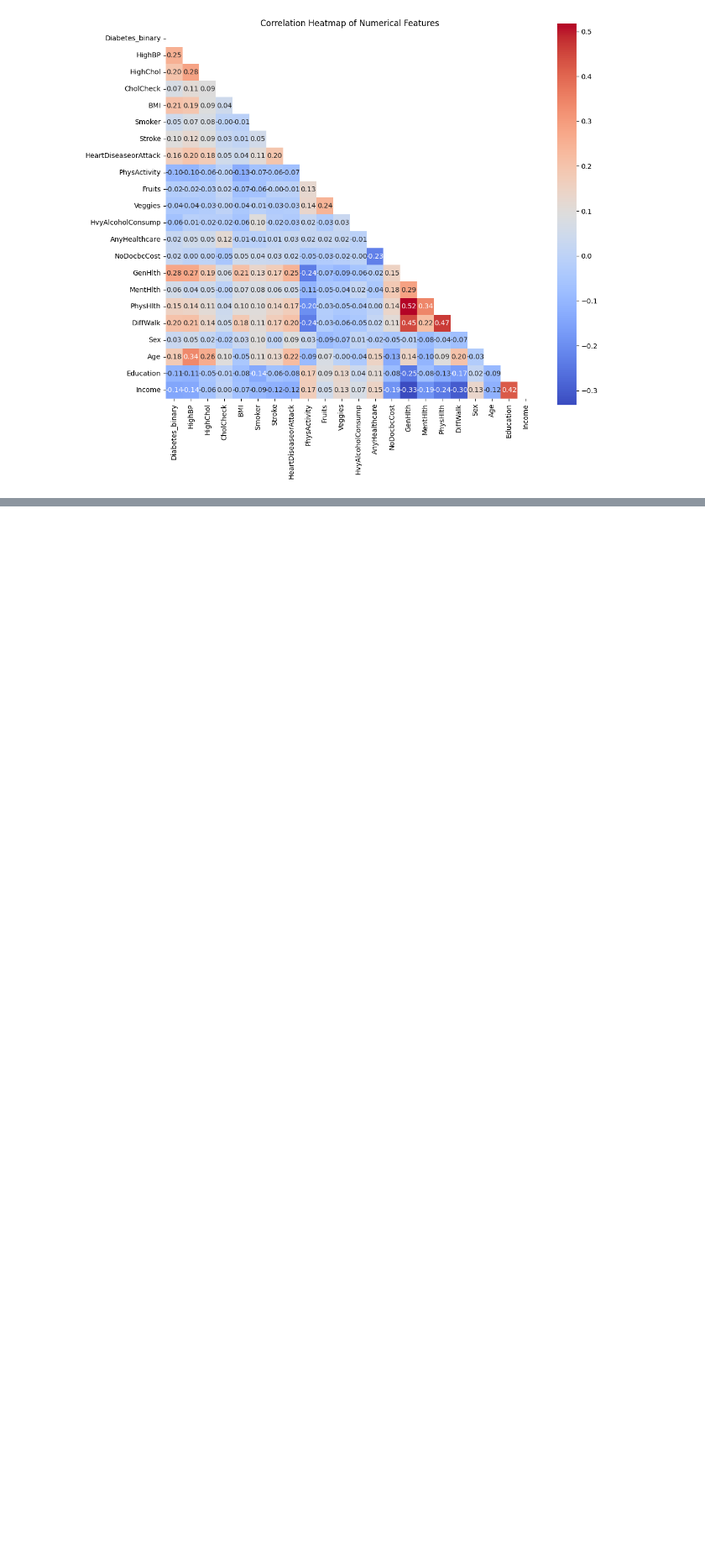
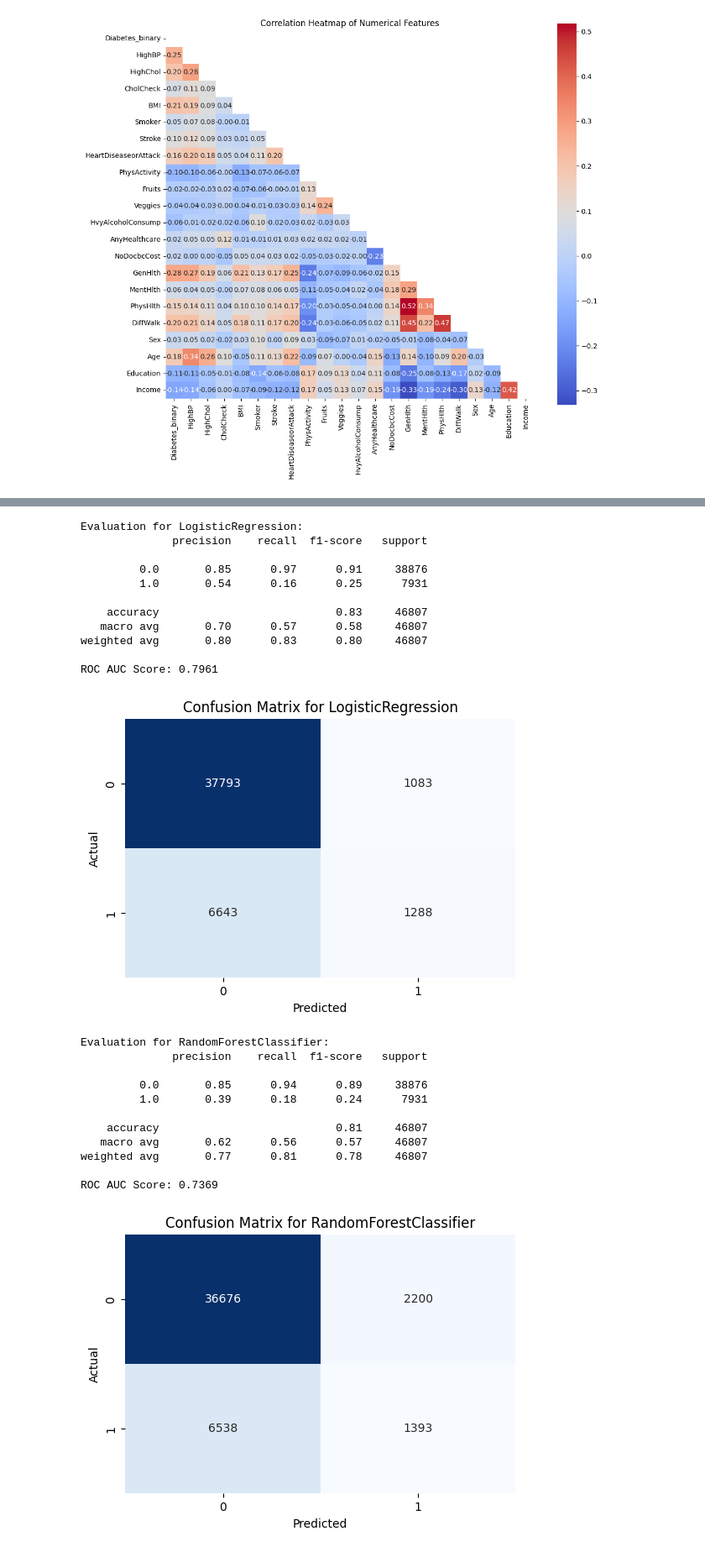
Before and after one commit to ausathdzil/diabetes-prediction, a Jupyter notebook: notebooks/diabetes_prediction.ipynb, the cells around one changed output, grey strips where cells are left out. Shown at 84% size. Drawn from its saved outputs; the diff is of its cells as text; code cells hidden in the pictures; blank space fills up the shorter version.

Commit message:
feat: train baseline models

```diff
--- a/notebooks/diabetes_prediction.ipynb
+++ b/notebooks/diabetes_prediction.ipynb
@@ -117,0 +128,13 @@ plt.show()
+# %%
+# Baseline models
+
+from sklearn.linear_model import LogisticRegression
+from sklearn.ensemble import RandomForestClassifier
+
+logreg_baseline = LogisticRegression(max_iter=1000, random_state=42)
+logreg_baseline.fit(X_train, y_train)
+
+rf_baseline = RandomForestClassifier(random_state=42, n_jobs=-1)
+rf_baseline.fit(X_train, y_train)
+
+print("Baseline models trained successfully.")
@@ -117,0 +143,48 @@ plt.show()
+# %%
+from sklearn.metrics import classification_report, roc_auc_score, confusion_matrix
+
+def evaluate_model(model, X_test, y_test):
+    y_pred = model.predict(X_test)
+    y_proba = model.predict_proba(X_test)[:, 1]
+
+    print(f"Evaluation for {model.__class__.__name__}:")
+    print(classification_report(y_test, y_pred))
+    print(f"ROC AUC Score: {roc_auc_score(y_test, y_proba):.4f}")
+
+    cm = confusion_matrix(y_test, y_pred)
+
+    plt.figure(figsize=(6, 4))
+    sns.heatmap(cm, annot=True, fmt='d', cmap='Blues', cbar=False)
+
+    plt.title(f'Confusion Matrix for {model.__class__.__name__}')
+    plt.xlabel('Predicted')
+    plt.ylabel('Actual')
+    plt.show()
+# %%
+evaluate_model(logreg_baseline, X_test, y_test)
+evaluate_model(rf_baseline, X_test, y_test)
+# %% [output]
+Evaluation for LogisticRegression:
+              precision    recall  f1-score   support
+
+         0.0       0.85      0.97      0.91     38876
+         1.0       0.54      0.16      0.25      7931
+
+    accuracy                           0.83     46807
+   macro avg       0.70      0.57      0.58     46807
+weighted avg       0.80      0.83      0.80     46807
+
+ROC AUC Score: 0.7961
+[figure, added]
+Evaluation for RandomForestClassifier:
+              precision    recall  f1-score   support
+
+         0.0       0.85      0.94      0.89     38876
+         1.0       0.39      0.18      0.24      7931
+
+    accuracy                           0.81     46807
+   macro avg       0.62      0.56      0.57     46807
+weighted avg       0.77      0.81      0.78     46807
+
+ROC AUC Score: 0.7369
+[figure, added]
```
Also changed, not shown: parts of 3 cells of this notebook.
